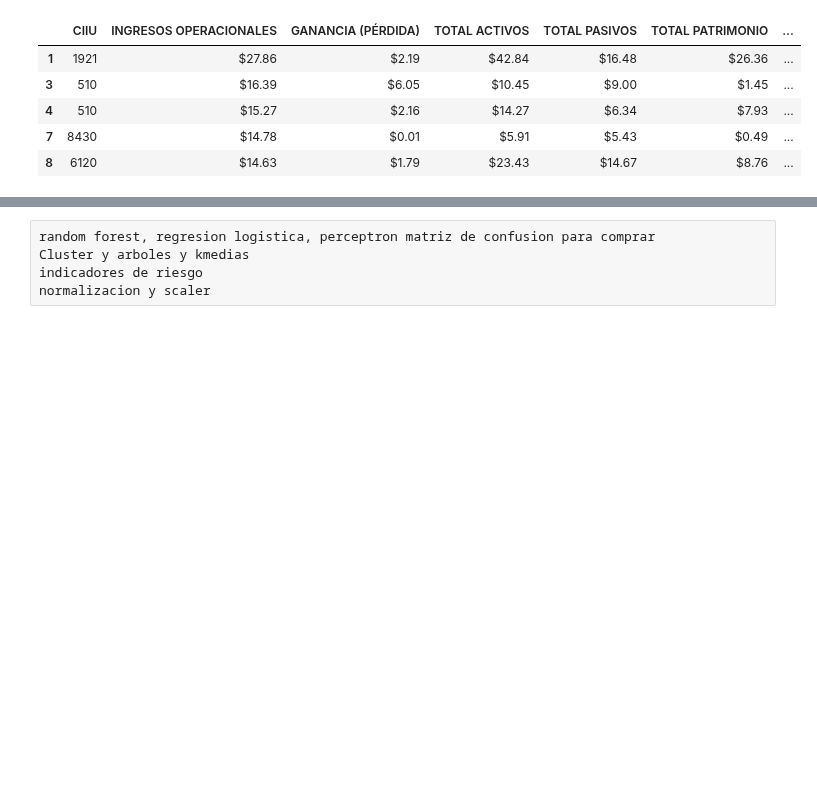
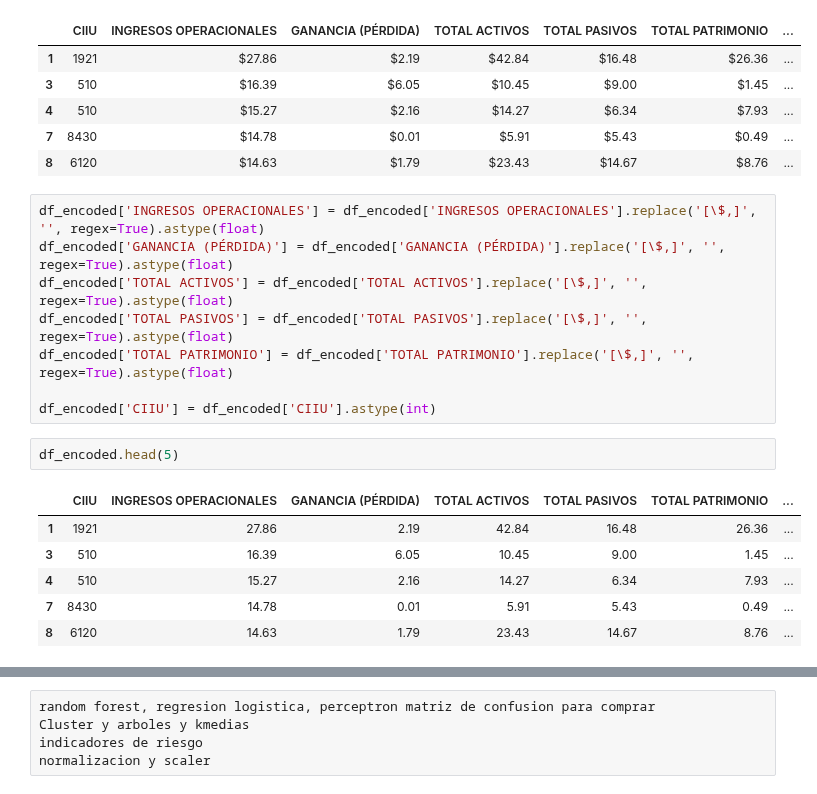
Before and after one commit to CesarMaldonado14/Proyecto-3-IA, a Jupyter notebook: Project_Notebook.ipynb, the cells around one changed output, grey strips where cells are left out. Drawn from its saved outputs; the diff is of its cells as text; blank space fills up the shorter version.

```diff
--- a/Project_Notebook.ipynb
+++ b/Project_Notebook.ipynb
@@ -241,3 +241,20 @@ df_encoded.head(5)
 | 4 | 510 | $15.27 | $2.16 | $14.27 | $6.34 | $7.93 | ... |
 | 7 | 8430 | $14.78 | $0.01 | $5.91 | $5.43 | $0.49 | ... |
 | 8 | 6120 | $14.63 | $1.79 | $23.43 | $14.67 | $8.76 | ... |
+# %%
+df_encoded['INGRESOS OPERACIONALES'] = df_encoded['INGRESOS OPERACIONALES'].replace('[\$,]', '', regex=True).astype(float)
+df_encoded['GANANCIA (PÉRDIDA)'] = df_encoded['GANANCIA (PÉRDIDA)'].replace('[\$,]', '', regex=True).astype(float)
+df_encoded['TOTAL ACTIVOS'] = df_encoded['TOTAL ACTIVOS'].replace('[\$,]', '', regex=True).astype(float)
+df_encoded['TOTAL PASIVOS'] = df_encoded['TOTAL PASIVOS'].replace('[\$,]', '', regex=True).astype(float)
+df_encoded['TOTAL PATRIMONIO'] = df_encoded['TOTAL PATRIMONIO'].replace('[\$,]', '', regex=True).astype(float)
+
+df_encoded['CIIU'] = df_encoded['CIIU'].astype(int)
+# %%
+df_encoded.head(5)
+# %% [output]
+|  | CIIU | INGRESOS OPERACIONALES | GANANCIA (PÉRDIDA) | TOTAL ACTIVOS | TOTAL PASIVOS | TOTAL PATRIMONIO | ... |
+| 1 | 1921 | 27.86 | 2.19 | 42.84 | 16.48 | 26.36 | ... |
+| 3 | 510 | 16.39 | 6.05 | 10.45 | 9.00 | 1.45 | ... |
+| 4 | 510 | 15.27 | 2.16 | 14.27 | 6.34 | 7.93 | ... |
+| 7 | 8430 | 14.78 | 0.01 | 5.91 | 5.43 | 0.49 | ... |
+| 8 | 6120 | 14.63 | 1.79 | 23.43 | 14.67 | 8.76 | ... |
```
Also changed, not shown: parts of 3 cells of this notebook.
